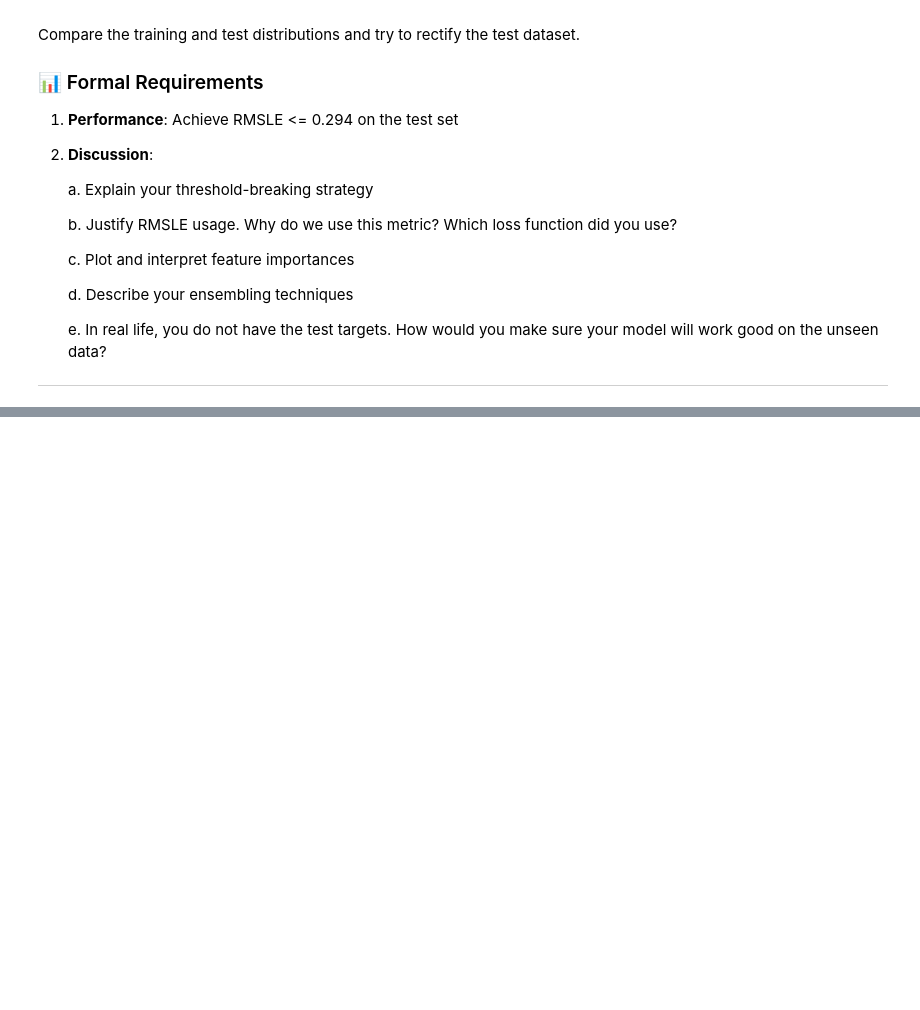
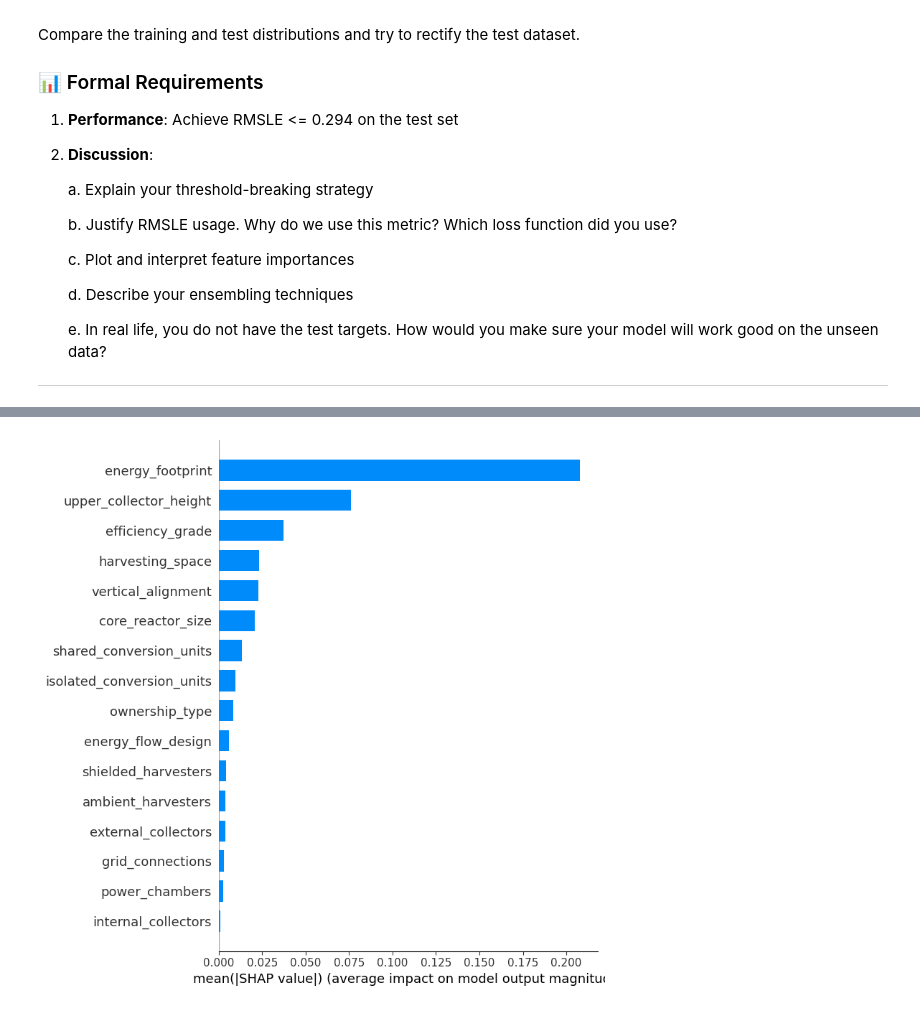
Before and after one commit to vehoug/TDT4172, a Jupyter notebook: Assignment1/Chapter_1.ipynb, the cells around one changed output, grey strips where cells are left out. Cells and saved outputs as stored; diff of their text form; code cells hidden in the pictures; blank space fills up the shorter version.

```diff
--- a/Assignment1/Chapter_1.ipynb
+++ b/Assignment1/Chapter_1.ipynb
@@ -488,3 +510,41 @@ Text(0, 0.5, 'Count')
+# %%
+from sklearn.ensemble import RandomForestRegressor, StackingRegressor
+from catboost import CatBoostRegressor
+from sklearn.linear_model import RidgeCV
+
+rf_reg = RandomForestRegressor(n_estimators=500,
+                               max_depth=None,
+                               random_state=42,
+                               n_jobs=-1
+)
+
+cat = CatBoostRegressor(iterations=2000,
+                        learning_rate=0.05,
+                        depth=8,
+                        l2_leaf_reg=20,
+                        early_stopping_rounds=200
+)
+
+estimators = [
+    ('rf', rf_reg),
+    ('cat', cat)
+]
+
+stack = StackingRegressor(
+    estimators=estimators,
+    final_estimator=RidgeCV(alphas=(0.1, 1.0, 10.0)),
+    cv=5,
+    n_jobs=-1,
+    passthrough=False
+)
+
+y_train_log = np.log1p(y_train)
+stack.fit(X_train, y_train_log)
+
+y_pred = stack.predict(X_test)
+y_pred = np.expm1(y_pred)
+
+y_test_log = np.log1p(y_test)
 # %%
 from sklearn.metrics import mean_squared_log_error
 
@@ -501,0 +568,9 @@ Required RMSLE:  0.294
+# %%
+import shap
+
+explainer = shap.Explainer(stack.predict, X_train)
+shap_values = explainer(X_test)
+
+shap.summary_plot(shap_values, X_test, plot_type="bar")
+# %% [output]
+[figure, added]
```
Also changed, not shown: parts of 7 cells of this notebook.
